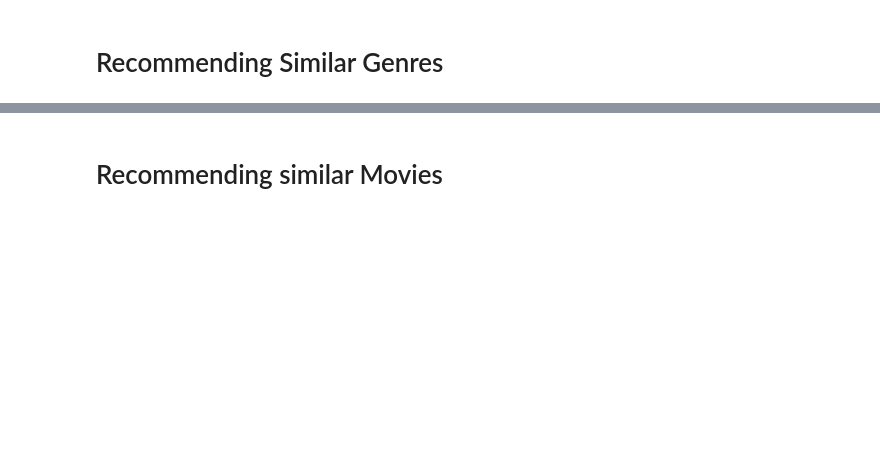
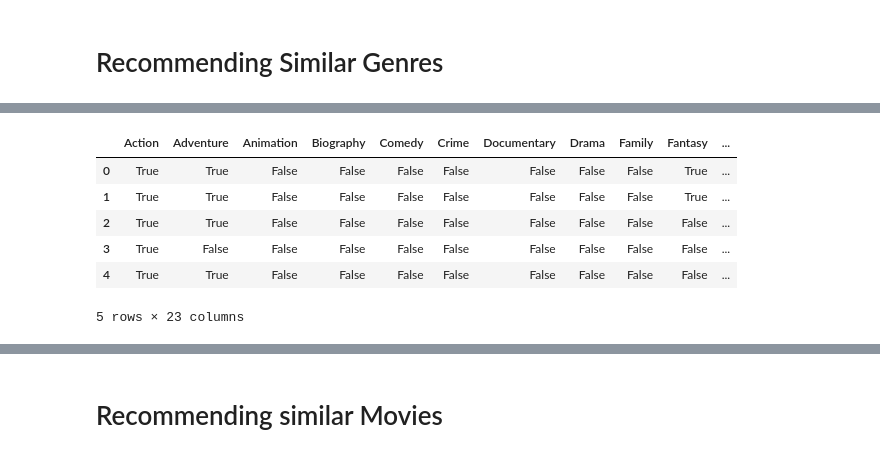
Before and after one commit to ayaramis/DataScience, a Jupyter notebook: recommendation_system/Movie Dataset EDA & Recommendation Engine 13.03.2024.ipynb, the cells around one changed output, grey strips where cells are left out. Saved outputs shown, nothing was run; the diff lists cells and outputs as text; code cells hidden in the pictures; blank space fills up the shorter version.

```diff
--- a/recommendation_system/Movie Dataset EDA & Recommendation Engine 13.03.2024.ipynb
+++ b/recommendation_system/Movie Dataset EDA & Recommendation Engine 13.03.2024.ipynb
@@ -803,0 +921,4 @@ https://rasbt.github.io/mlxtend/user_guide/preprocessing/TransactionEncoder/
+# %%
+x = data['genres'].str.split('|')
+# %%
+te = TransactionEncoder()
@@ -803,0 +929,10 @@ https://rasbt.github.io/mlxtend/user_guide/preprocessing/TransactionEncoder/
+# %%
+x.head()
+# %% [output]
+|  | Action | Adventure | Animation | Biography | Comedy | Crime | Documentary | Drama | Family | Fantasy | ... |
+| 0 | True | True | False | False | False | False | False | False | False | True | ... |
+| 1 | True | True | False | False | False | False | False | False | False | True | ... |
+| 2 | True | True | False | False | False | False | False | False | False | False | ... |
+| 3 | True | False | False | False | False | False | False | False | False | False | ... |
+| 4 | True | True | False | False | False | False | False | False | False | False | ... |
+5 rows × 23 columns
```
Also changed, not shown: parts of 17 cells of this notebook.
